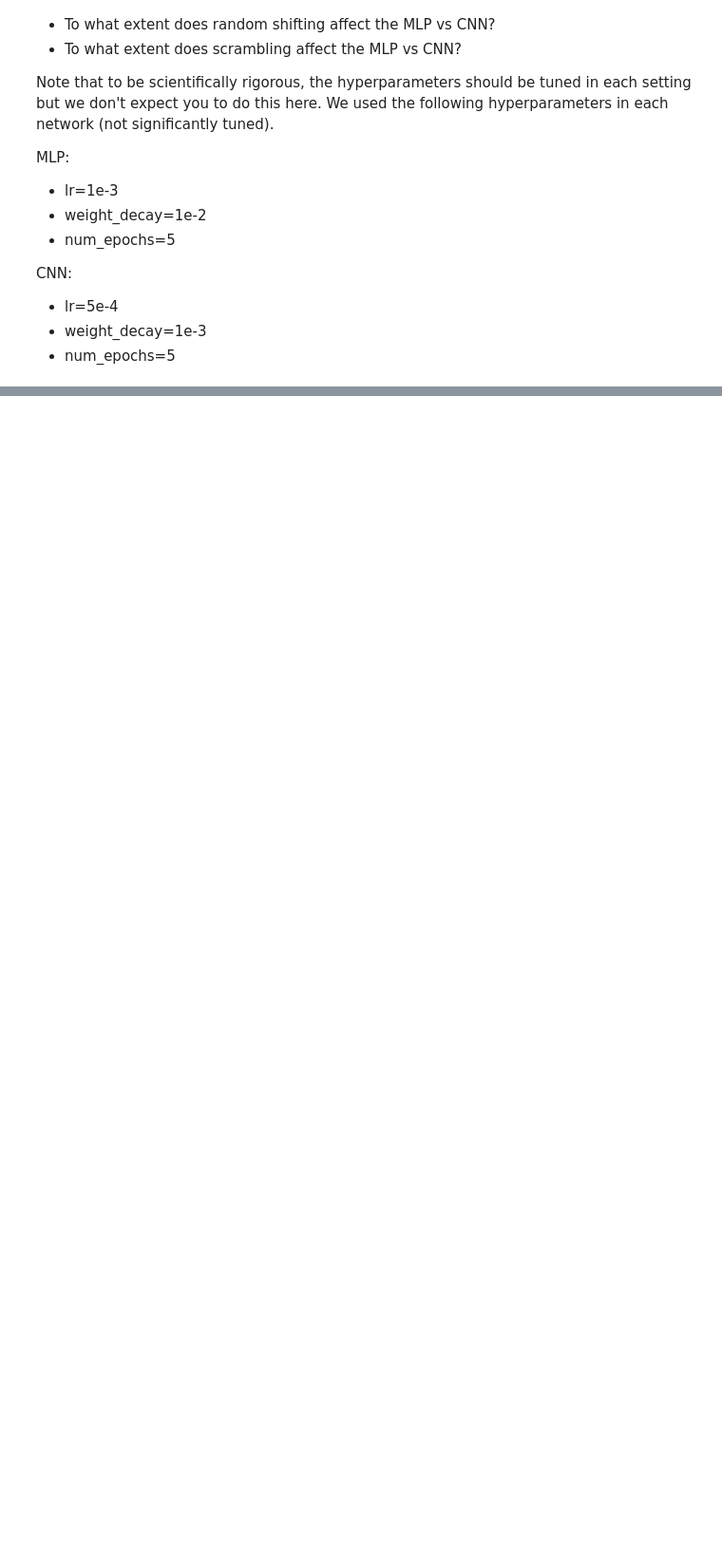
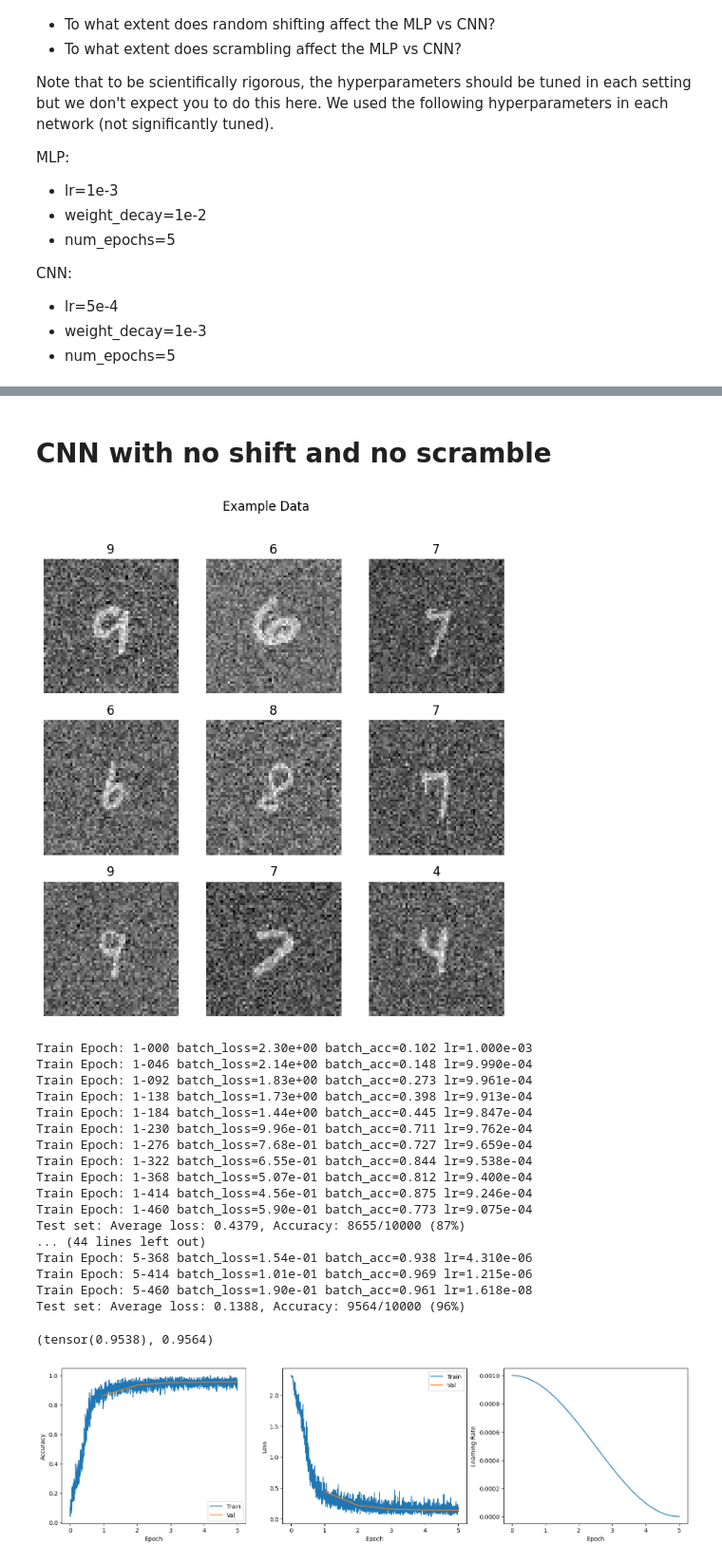
Before and after one commit to Darioliu28/ML_course, a Jupyter notebook: labs/ex08/template/ex08.ipynb, the cells around one changed output, grey strips where cells are left out. Shown at 95% size. Drawn from its saved outputs; the diff is of its cells as text; code cells hidden in the pictures; blank space fills up the shorter version.

```diff
--- a/labs/ex08/template/ex08.ipynb
+++ b/labs/ex08/template/ex08.ipynb
@@ -310,26 +310,37 @@ def train_epoch(model, optimizer, scheduler, criterion, train_loader, epoch, dev
     # TODO: FILL IN THE DETAILS BELOW
     # ***************************************************
     # TODO: Set model to training mode (affects dropout, batch norm e.g.)
+    model.train()
     loss_history = []
     accuracy_history = []
     lr_history = []
     # TODO: Change the loop to get batch_idx, data and target from train_loader
-    for _ in something:
+    for batch_idx, (data,target) in enumerate(train_loader):
         # TODO: Move the data to the device
+        data = data.to(device=device)
+        target = target.to(device=device)
         # TODO: Zero the gradients
+        optimizer.zero_grad()
         # TODO: Compute model output
+        prediction=model(data)
         # TODO: Compute loss
+        loss=criterion(prediction,target)
         # TODO: Backpropagate loss
+        loss.backward()
         # TODO: Perform an optimizer step
+        optimizer.step()
         # TODO: Perform a learning rate scheduler step
+        scheduler.step()
 
         # TODO: Compute accuracy_float (float value, not a tensor)
+        accuracy_float = (prediction.argmax(dim=1) == target).float().mean()
         # TODO: Compute loss_float (float value, not a tensor)
+        loss_float = loss.item()
         # TODO: Add loss_float to loss_history
         # TODO: Add accuracy_float to accuracy_history
 
         loss_history.append(loss_float)
-        accuracy_history.append(accuracy_float)
+        accuracy_history.append(accuracy_float.cpu())
         lr_history.append(scheduler.get_last_lr()[0])
         if batch_idx % (len(train_loader.dataset) // len(data) // 10) == 0:
             print(
@@ -525,0 +561,50 @@ run_training(
+# %% [markdown]
+# CNN with no shift and no scramble
+# %%
+image_size = 56
+model_factory = lambda: get_cnn(image_size)
+num_epochs = 5
+device = torch.device("cuda" if torch.cuda.is_available() else "cpu")
+
+optimizer_kwargs = dict(
+    lr=1e-3,
+    weight_decay=1e-2,
+)
+data_kwargs = dict(
+    base_dataset=datasets.MNIST,
+    batch_size=128,
+    img_size=image_size,
+    random_shift=False,
+    scramble_image=False,
+    noise=1.0,
+    show_examples=True,
+)
+
+run_training(
+    model_factory=model_factory,
+    num_epochs=num_epochs,
+    optimizer_kwargs=optimizer_kwargs,
+    data_kwargs=data_kwargs,
+    device=device,
+)
+# %% [output]
+[figure, added]
+Train Epoch: 1-000 batch_loss=2.30e+00 batch_acc=0.102 lr=1.000e-03
+Train Epoch: 1-046 batch_loss=2.14e+00 batch_acc=0.148 lr=9.990e-04
+Train Epoch: 1-092 batch_loss=1.83e+00 batch_acc=0.273 lr=9.961e-04
+Train Epoch: 1-138 batch_loss=1.73e+00 batch_acc=0.398 lr=9.913e-04
+Train Epoch: 1-184 batch_loss=1.44e+00 batch_acc=0.445 lr=9.847e-04
+Train Epoch: 1-230 batch_loss=9.96e-01 batch_acc=0.711 lr=9.762e-04
+Train Epoch: 1-276 batch_loss=7.68e-01 batch_acc=0.727 lr=9.659e-04
+Train Epoch: 1-322 batch_loss=6.55e-01 batch_acc=0.844 lr=9.538e-04
+Train Epoch: 1-368 batch_loss=5.07e-01 batch_acc=0.812 lr=9.400e-04
+Train Epoch: 1-414 batch_loss=4.56e-01 batch_acc=0.875 lr=9.246e-04
+Train Epoch: 1-460 batch_loss=5.90e-01 batch_acc=0.773 lr=9.075e-04
+Test set: Average loss: 0.4379, Accuracy: 8655/10000 (87%)
+... (44 lines left out)
+Train Epoch: 5-368 batch_loss=1.54e-01 batch_acc=0.938 lr=4.310e-06
+Train Epoch: 5-414 batch_loss=1.01e-01 batch_acc=0.969 lr=1.215e-06
+Train Epoch: 5-460 batch_loss=1.90e-01 batch_acc=0.961 lr=1.618e-08
+Test set: Average loss: 0.1388, Accuracy: 9564/10000 (96%)
+(tensor(0.9538), 0.9564)
+[figure, added]
```
Also changed, not shown: parts of 15 cells of this notebook.
